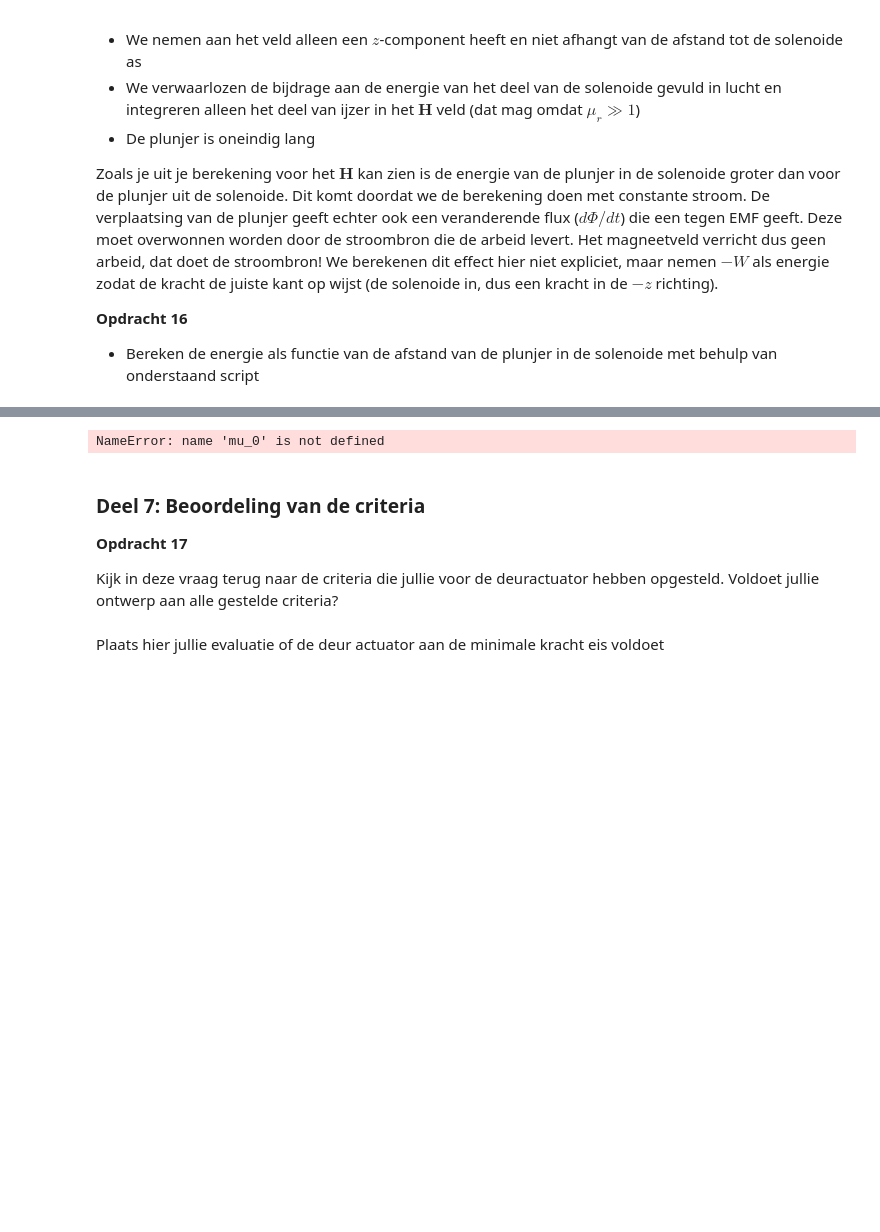
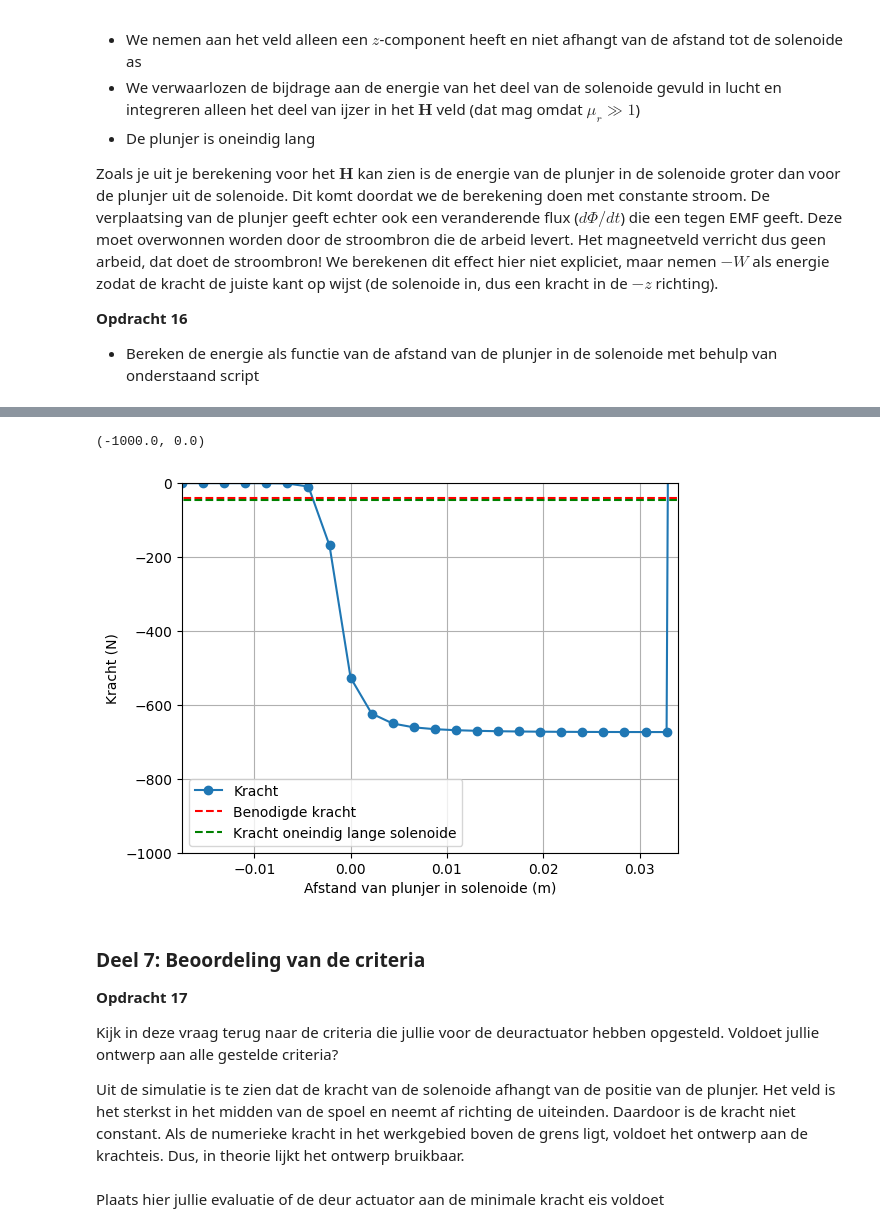
Before and after one commit to batu31415/opdrachten-DEF-D, a Jupyter notebook: KrachtactuatorOpdracht.ipynb, the cells around one changed output, grey strips where cells are left out. Cells and saved outputs as stored; diff of their text form; code cells hidden in the pictures; blank space fills up the shorter version.

```diff
--- a/KrachtactuatorOpdracht.ipynb
+++ b/KrachtactuatorOpdracht.ipynb
@@ -597,20 +656,26 @@ NameError: name 'r_s' is not defined
 # %%
-force_analytical = -mu_0*mu_r*np.pi*r_s**2*aantal_omwent**2*I**2/2/L_s**2 # Kracht uitrekenen numeriek
-force_numerical=np.diff(Wz, n=1, append=[0])/(z_ax[1] - z_ax[0]) # Kracht uitrekenen
+force_analytical = -mu_0*mu_r*np.pi*r_sol**2*int(N)**2*I**2/2/L_sol**2 # Kracht uitrekenen numeriek (voor oneindig lange solenoide)
+force_numerical=np.diff(Wz, n=1, append=[0])/(z_ax[1] - z_ax[0]) # Kracht uitrekenen (op basis van F=dW/dz)
 
 # Plotting the results
-plt.plot(L_s/2 - z_ax, np.flipud(force_numerical), '-o', label='Kracht')
-plt.plot(L_s/2 - z_ax, (-5*9.8)*np.ones(n_ax), '--r', label='Benodigde kracht')
-plt.plot(L_s/2 - z_ax, force_analytical*np.ones(n_ax), '--g', label='Kracht oneindig lange solenoide')
+plt.plot(L_sol/2 - z_ax, np.flipud(force_numerical), '-o', label='Kracht')
+plt.plot(L_sol/2 - z_ax, (-40)*np.ones(n_ax), '--r', label='Benodigde kracht')
+plt.plot(L_sol/2 - z_ax, force_analytical*np.ones(n_ax), '--g', label='Kracht oneindig lange solenoide')
 plt.xlabel('Afstand van plunjer in solenoide (m)'), plt.ylabel('Kracht (N)'), plt.grid(), plt.legend()
-plt.ylim([-200, 0])
+plt.xlim(min(L_sol/2 - z_ax),max(L_sol/2 - z_ax)-0.001)
+plt.ylim([-1000, 0])
 # %% [output]
-NameError: name 'mu_0' is not defined
+(-1000.0, 0.0)
+[figure, added]
 # %% [markdown]
 ### Deel 7: Beoordeling van de criteria
 **Opdracht 17**
 
 Kijk in deze vraag terug naar de criteria die jullie voor de deuractuator hebben opgesteld. Voldoet jullie ontwerp aan alle gestelde criteria?
+
+
+
+Uit de simulatie is te zien dat de kracht van de solenoide afhangt van de positie van de plunjer. Het veld is het sterkst in het midden van de spoel en neemt af richting de uiteinden. Daardoor is de kracht niet constant. Als de numerieke kracht in het werkgebied boven de grens ligt, voldoet het ontwerp aan de krachteis. Dus, in theorie lijkt het ontwerp bruikbaar.
 # %% [markdown]
 Plaats hier jullie evaluatie of de deur actuator aan de minimale kracht eis voldoet
 # %% [markdown]
```
Also changed, not shown: parts of 7 cells of this notebook.
